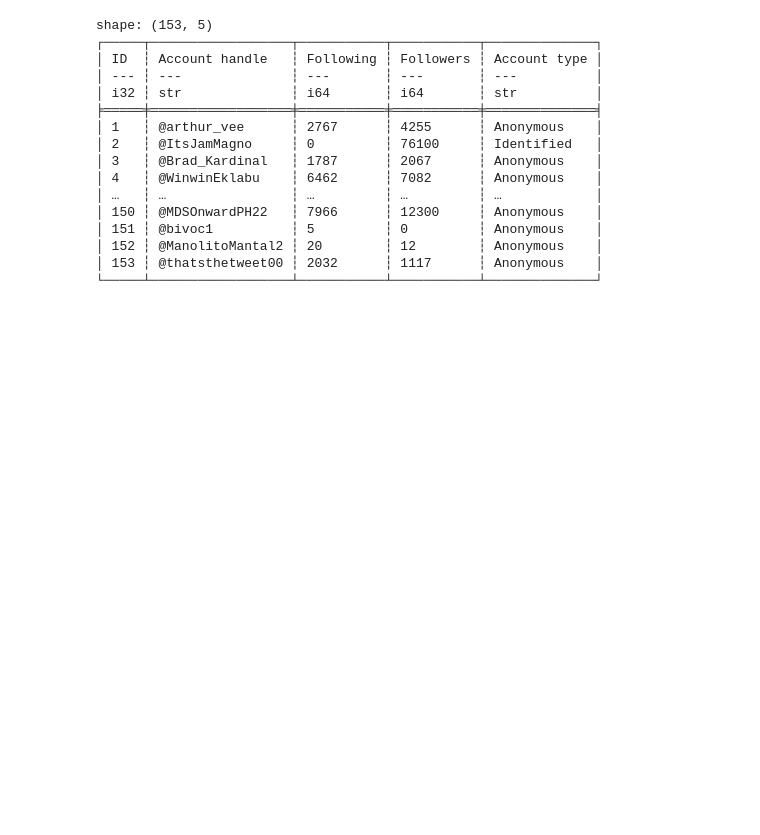
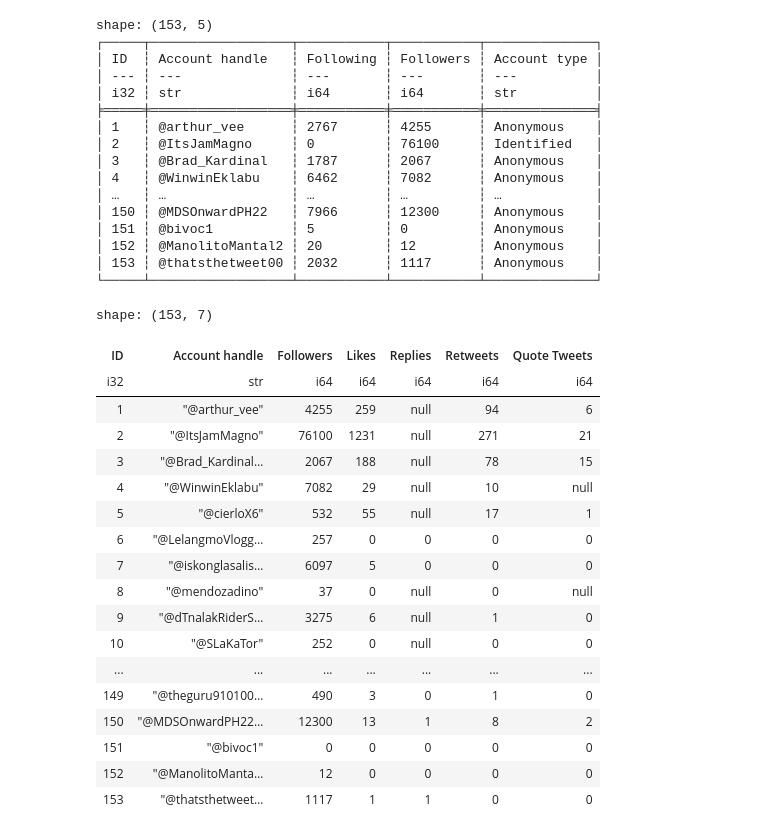
Before and after one commit to Vasallius/Philippine-Twitter-Disinformation-Analysis, a Jupyter notebook: main.ipynb, the cells around one changed output. Drawn from its saved outputs; the diff is of its cells as text; code cells hidden in the pictures; blank space fills up the shorter version.

```diff
--- a/main.ipynb
+++ b/main.ipynb
@@ -87,3 +87,40 @@ shape: (153, 5)
 │ 152 ┆ @ManolitoMantal2 ┆ 20        ┆ 12        ┆ Anonymous    │
 │ 153 ┆ @thatsthetweet00 ┆ 2032      ┆ 1117      ┆ Anonymous    │
 └─────┴──────────────────┴───────────┴───────────┴──────────────┘
+# %%
+import polars as pl
+import matplotlib.pyplot as plt
+import seaborn as sns
+
+df2 = df.select(
+    pl.col("ID"),
+    pl.col("Account handle"),
+    pl.col("Followers"),
+    pl.col("Likes"),
+    pl.col("Replies"),
+    pl.col("Retweets"),
+    pl.col("Quote Tweets")
+)
+
+df2.fill_null(0)
+df2
+# %% [output]
+shape: (153, 7)
+| ID | Account handle | Followers | Likes | Replies | Retweets | Quote Tweets |
+| i32 | str | i64 | i64 | i64 | i64 | i64 |
+| 1 | "@arthur_vee" | 4255 | 259 | null | 94 | 6 |
+| 2 | "@ItsJamMagno" | 76100 | 1231 | null | 271 | 21 |
+| 3 | "@Brad_Kardinal… | 2067 | 188 | null | 78 | 15 |
+| 4 | "@WinwinEklabu" | 7082 | 29 | null | 10 | null |
+| 5 | "@cierloX6" | 532 | 55 | null | 17 | 1 |
+| 6 | "@LelangmoVlogg… | 257 | 0 | 0 | 0 | 0 |
+| 7 | "@iskonglasalis… | 6097 | 5 | 0 | 0 | 0 |
+| 8 | "@mendozadino" | 37 | 0 | null | 0 | null |
+| 9 | "@dTnalakRiderS… | 3275 | 6 | null | 1 | 0 |
+| 10 | "@SLaKaTor" | 252 | 0 | null | 0 | 0 |
+| ... | ... | ... | ... | ... | ... | ... |
+| 149 | "@theguru910100… | 490 | 3 | 0 | 1 | 0 |
+| 150 | "@MDSOnwardPH22… | 12300 | 13 | 1 | 8 | 2 |
+| 151 | "@bivoc1" | 0 | 0 | 0 | 0 | 0 |
+| 152 | "@ManolitoManta… | 12 | 0 | 0 | 0 | 0 |
+| 153 | "@thatsthetweet… | 1117 | 1 | 1 | 0 | 0 |
```
Also changed, not shown: parts of 1 cell of this notebook.
